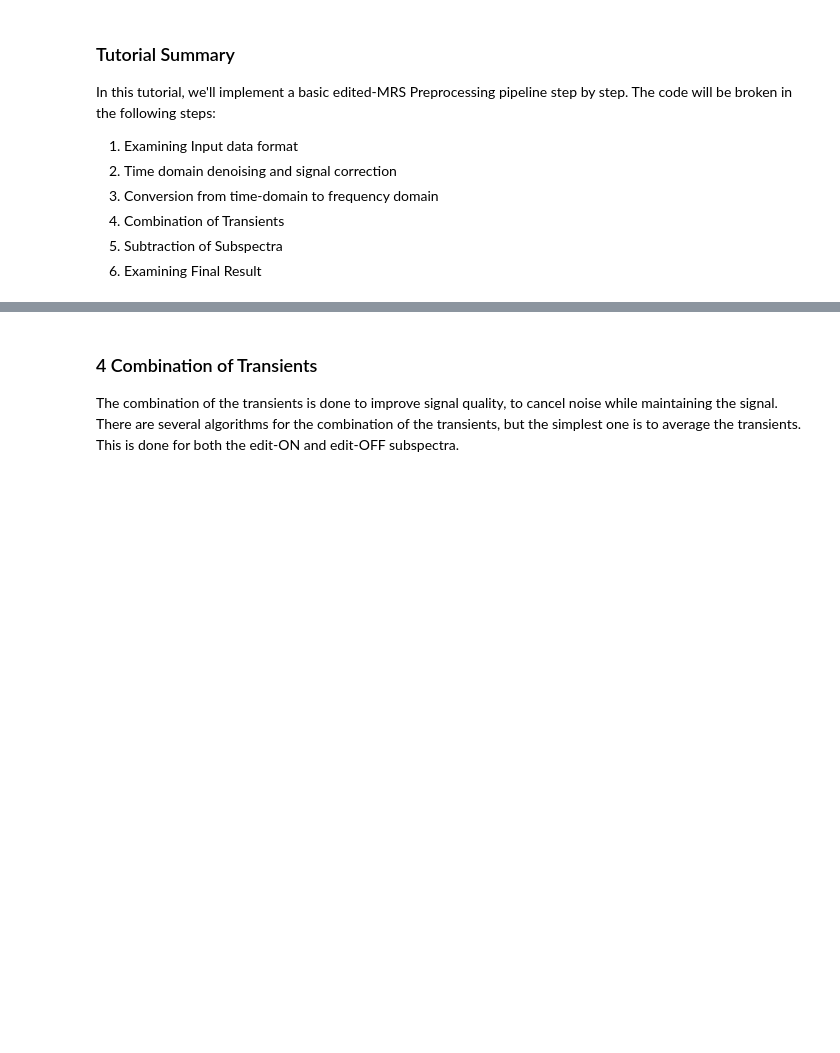
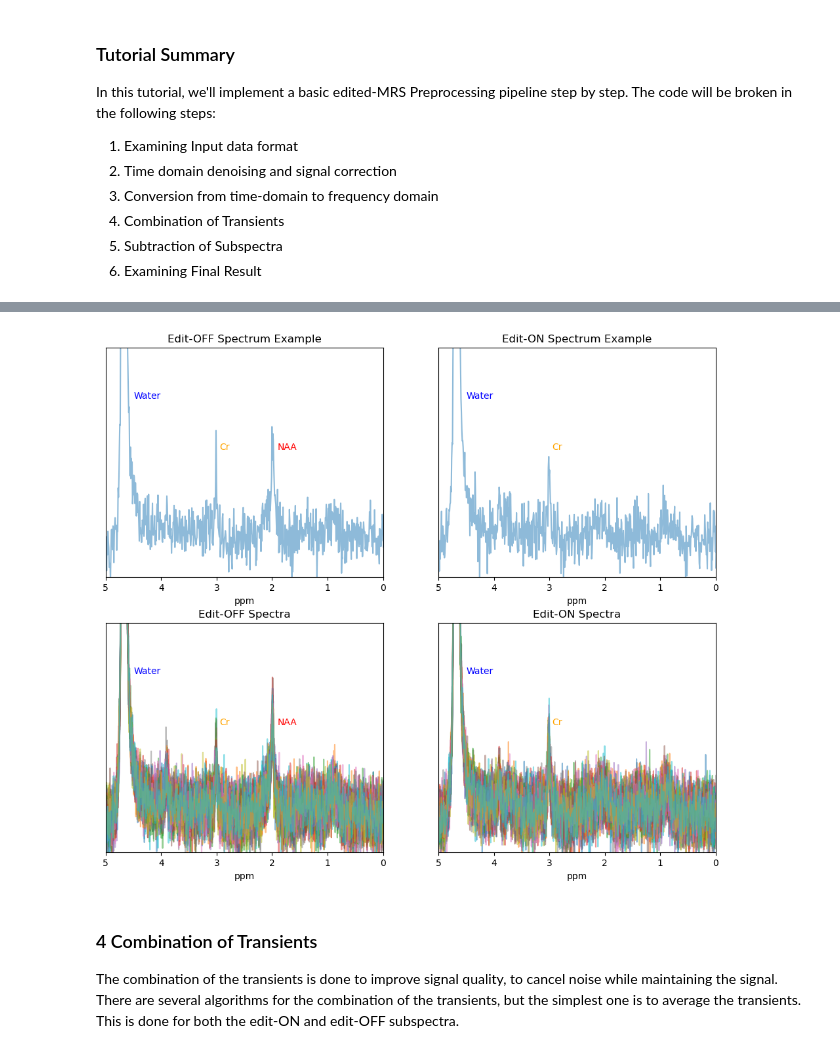
Before and after one commit to rmsouza01/Edited-MRS-challenge, a Jupyter notebook: Tutorials/edited_mrs_tutorial.ipynb, the cells around one changed output, grey strips where cells are left out. Saved outputs shown, nothing was run; the diff lists cells and outputs as text; code cells hidden in the pictures; blank space fills up the shorter version.

```diff
--- a/Tutorials/edited_mrs_tutorial.ipynb
+++ b/Tutorials/edited_mrs_tutorial.ipynb
@@ -168,3 +175,57 @@ plt.show()
+# %%
+## loading the ppm array
+ppm = np.load("data/ppm.npy")
+
+## Converting from time domain to frequency domain
+specs = np.fft.fftshift(np.fft.ifft(fids_corrected,axis=1),axes=1)
+
+## Note: A regular fourier transform (fft) could also be used, but then the ppm array would need to be flipped.
+
+## plotting the spectra
+
+# transient example to show
+transient_number=40
+
+
+fig,ax = plt.subplots(2,2,figsize=(12,10))
+
+## plotting example of spectrum for each subspectra
+## Subspectra Edit-OFF
+ax[0][0].plot(ppm[0,:],np.real(specs[0,:,0,transient_number]),alpha=0.5)
+ax[0][0].set_title("Edit-OFF Spectrum Example")
+
+## Fid Edit-ON
+ax[0][1].plot(ppm[0,:],np.real(specs[0,:,1,transient_number]),alpha=0.5)
+ax[0][1].set_title("Edit-ON Spectrum Example")
+
+## Ploting a few more examples together
+example_count=40
+for i in range(0,example_count):
+    ax[1][0].plot(ppm[0,:],np.real(specs[0,:,0,i]),alpha=0.5)
+    ax[1][1].plot(ppm[0,:],np.real(specs[0,:,1,i]),alpha=0.5)
+
+ax[1][0].set_title("Edit-OFF Spectra")
+ax[1][1].set_title("Edit-ON Spectra")
+
+# applying formatting for all figures
+for i in range(2):
+    for j in range(2):
+        ax[i][j].set_xlabel("ppm")
+        ax[i][j].set_yticks([])
+        ax[i][j].set_ylim(-0.5,4)
+        ax[i][j].set_xlim(0,5)
+        ax[i][j].invert_xaxis()
+
+        # text notations
+        ax[i][j].text(4.5,3,"Water",color='blue')
+        ax[i][j].text(2.95,2,"Cr",color='orange')
+    ax[i][0].text(1.9,2,"NAA",color='red')
+
+
+
+plt.show()
+# %% [output]
+[figure, added]
 # %% [markdown]
 ### 4 Combination of Transients
 
```
Also changed, not shown: parts of 13 cells of this notebook, 2 other files.
